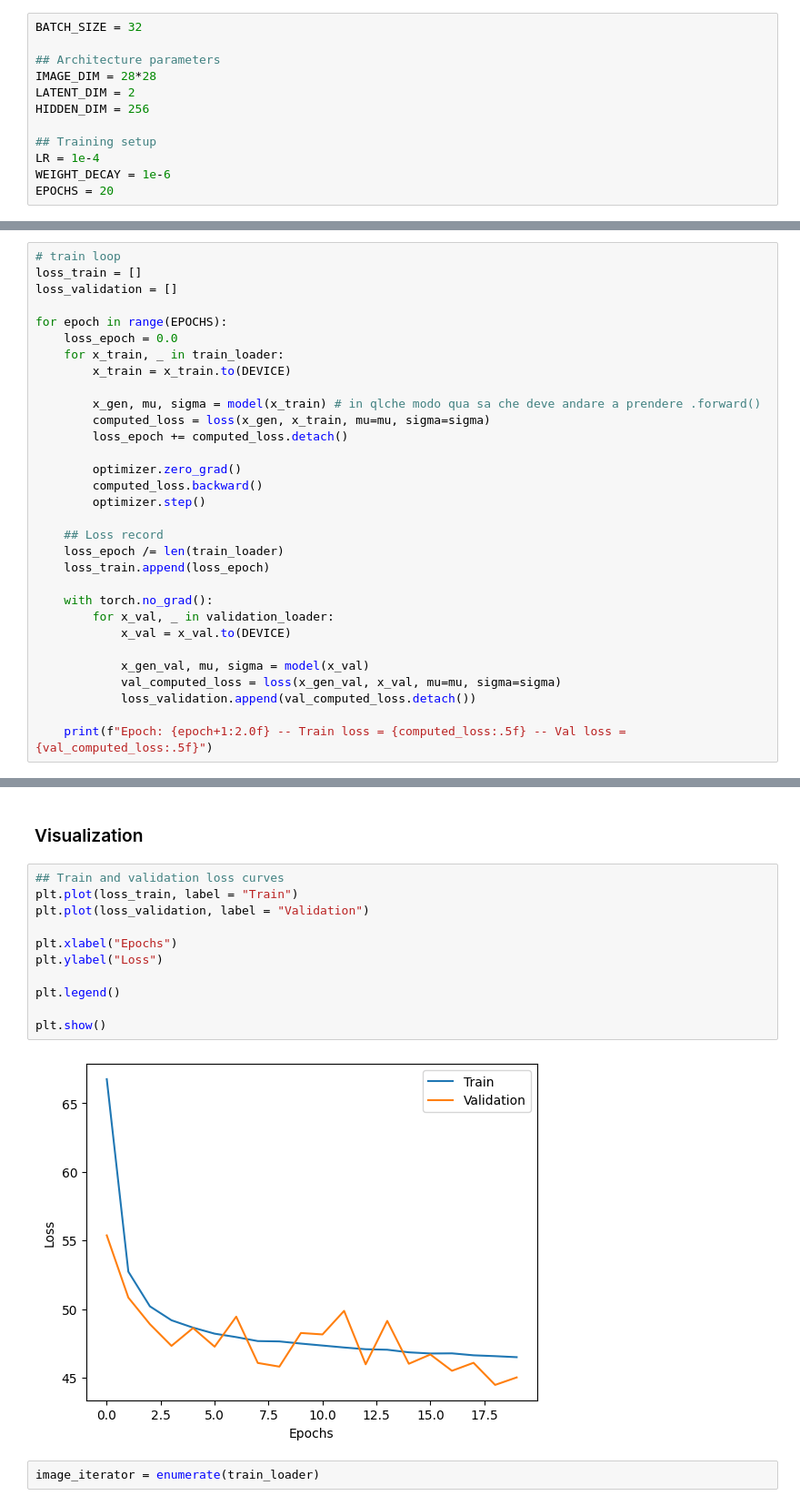
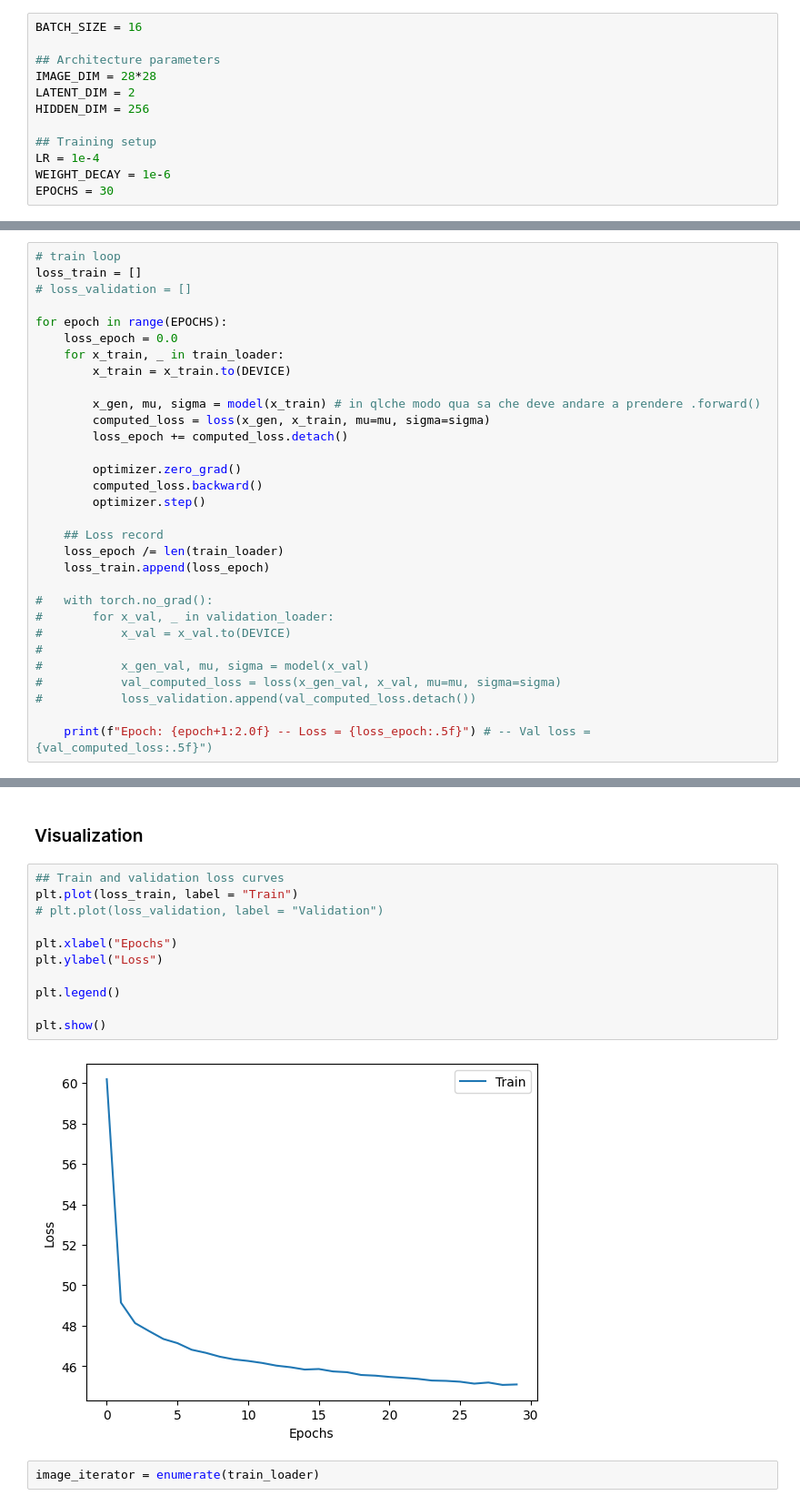
Before and after one commit to jlancione/DeepLearningProject, a Jupyter notebook: vae.ipynb, the cells around one changed output, grey strips where cells are left out. Shown at 91% size. Cells and saved outputs as stored; diff of their text form.

```diff
--- a/vae.ipynb
+++ b/vae.ipynb
@@ -17,7 +17,7 @@ import matplotlib.pyplot as plt
 # %% [markdown]
 ## Hyperparameters
 # %%
-BATCH_SIZE = 32
+BATCH_SIZE = 16
 
 ## Architecture parameters
 IMAGE_DIM = 28*28
@@ -27,7 +27,7 @@ HIDDEN_DIM = 256
 ## Training setup
 LR = 1e-4
 WEIGHT_DECAY = 1e-6
-EPOCHS = 20
+EPOCHS = 30
 # %% [markdown]
 ## Dataset download and setup
 # %%
@@ -174,7 +174,7 @@ optimizer = optim.Adam(model.parameters(),
 # %%
 # train loop
 loss_train = []
-loss_validation = []
+# loss_validation = []
 
 for epoch in range(EPOCHS):
     loss_epoch = 0.0
@@ -193,13 +193,13 @@ for epoch in range(EPOCHS):
     loss_epoch /= len(train_loader)
     loss_train.append(loss_epoch)
 
-    with torch.no_grad():
-        for x_val, _ in validation_loader:
-            x_val = x_val.to(DEVICE)
+#   with torch.no_grad():
+#       for x_val, _ in validation_loader:
+#           x_val = x_val.to(DEVICE)
+#
+#           x_gen_val, mu, sigma = model(x_val)
+#           val_computed_loss = loss(x_gen_val, x_val, mu=mu, sigma=sigma)
+#           loss_validation.append(val_computed_loss.detach())
 
-            x_gen_val, mu, sigma = model(x_val)
-            val_computed_loss = loss(x_gen_val, x_val, mu=mu, sigma=sigma)
-            loss_validation.append(val_computed_loss.detach())
-
-    print(f"Epoch: {epoch+1:2.0f} -- Train loss = {computed_loss:.5f} -- Val loss = {val_computed_loss:.5f}")
+    print(f"Epoch: {epoch+1:2.0f} -- Loss = {loss_epoch:.5f}") # -- Val loss = {val_computed_loss:.5f}")
 # %% [output]
@@ -228,16 +225,16 @@ Epoch: 20 -- Train loss = 46.97895 -- Val loss = 45.01738
 # %%
 ## Train and validation loss curves
 plt.plot(loss_train, label = "Train")
-plt.plot(loss_validation, label = "Validation")
+# plt.plot(loss_validation, label = "Validation")
 
 plt.xlabel("Epochs")
 plt.ylabel("Loss")
 
 plt.legend()
 
 plt.show()
 # %% [output]
-[figure, old version]
+[figure, new version]
 # %%
 image_iterator = enumerate(train_loader)
 # %%
```
Also changed, not shown: parts of 5 cells of this notebook, 1 other file.
